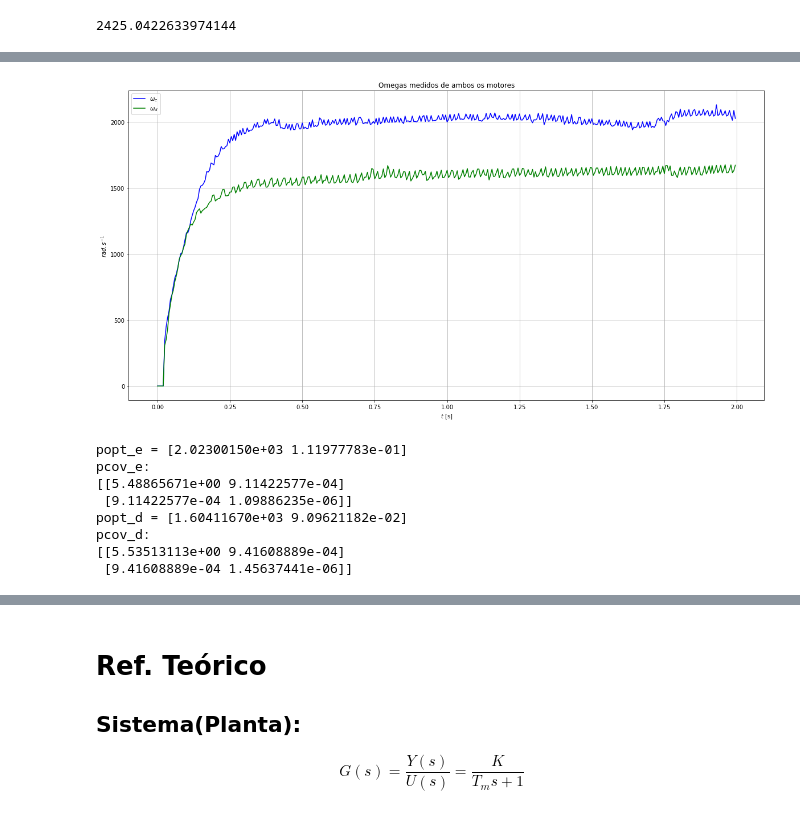
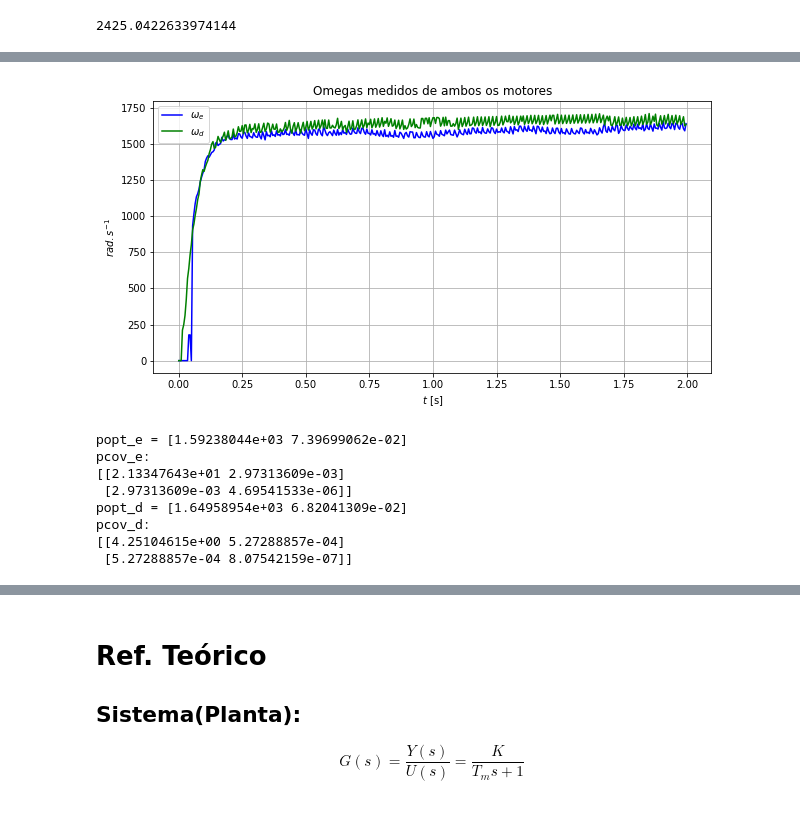
Before and after one commit to Gabriellgpc/BtController, a Jupyter notebook: notebook/analisador.ipynb, the cells around one changed output, grey strips where cells are left out. Drawn from its saved outputs; the diff is of its cells as text; code cells hidden in the pictures.

```diff
--- a/notebook/analisador.ipynb
+++ b/notebook/analisador.ipynb
@@ -76,8 +84,12 @@ plt.show()
 # %%
 # motor_d = pd.read_csv('../etc/motor_direito_0.csv')
 # motor_e = pd.read_csv('../etc/motor_esquerdo_0.csv')
-motor_d = pd.read_csv('../etc/teste_motor_direito.csv')
-motor_e = pd.read_csv('../etc/teste_motor_esquerdo.csv')
+# motor_d = pd.read_csv('../etc/teste_motor_direito_frente.csv')
+# motor_e = pd.read_csv('../etc/teste_motor_esquerdo_frente.csv')
+motor_d = pd.read_csv('../etc/control_teste_motor_direito_frente.csv')
+motor_e = pd.read_csv('../etc/control_teste_motor_esquerdo_frente.csv')
+# motor_d = pd.read_csv('../etc/control_teste_motor_direito_tras.csv')
+# motor_e = pd.read_csv('../etc/control_teste_motor_esquerdo_tras.csv')
 # %%
 motor_e.head()
 # %% [output]
@@ -90,20 +102,20 @@ motor_e.head()
 # %%
 t = motor_e['TIME']
 we= motor_e['OMEGA_RAW']
 wd= motor_d['OMEGA_RAW']
 
-plt.figure(figsize=(20,10))
+plt.figure(figsize=(10,5))
 plt.title('Omegas medidos de ambos os motores')
 plt.plot(t, we, '-b', label=r'$\omega_e$')
 plt.plot(t, wd, '-g', label=r'$\omega_d$')
 
 plt.ylabel(r'$rad.s^{-1}$')
 plt.xlabel(r'$t$ [s]')
 plt.grid(True)
 plt.legend()
 plt.show()
 # %% [output]
-[figure, old version]
+[figure, new version]
 # %%
 def func(t,K,Tm):
     return K*(1.0 - np.exp(-t/Tm))
@@ -114,14 +126,14 @@ popt_d, pcov_d = curve_fit(func, t, wd, bounds=([-10000., 0.01], [10000., 1000])
 print('popt_e = {}\npcov_e:\n{}'.format(popt_e, pcov_e))
 print('popt_d = {}\npcov_d:\n{}'.format(popt_d, pcov_d))
 # %% [output]
-popt_e = [2.02300150e+03 1.11977783e-01]
+popt_e = [1.59238044e+03 7.39699062e-02]
 pcov_e:
-[[5.48865671e+00 9.11422577e-04]
- [9.11422577e-04 1.09886235e-06]]
-popt_d = [1.60411670e+03 9.09621182e-02]
+[[2.13347643e+01 2.97313609e-03]
+ [2.97313609e-03 4.69541533e-06]]
+popt_d = [1.64958954e+03 6.82041309e-02]
 pcov_d:
-[[5.53513113e+00 9.41608889e-04]
- [9.41608889e-04 1.45637441e-06]]
+[[4.25104615e+00 5.27288857e-04]
+ [5.27288857e-04 8.07542159e-07]]
 # %%
 Ke = popt_e[0]
 Tme= popt_e[1]
```
Also changed, not shown: parts of 20 cells of this notebook, 9 other files.
